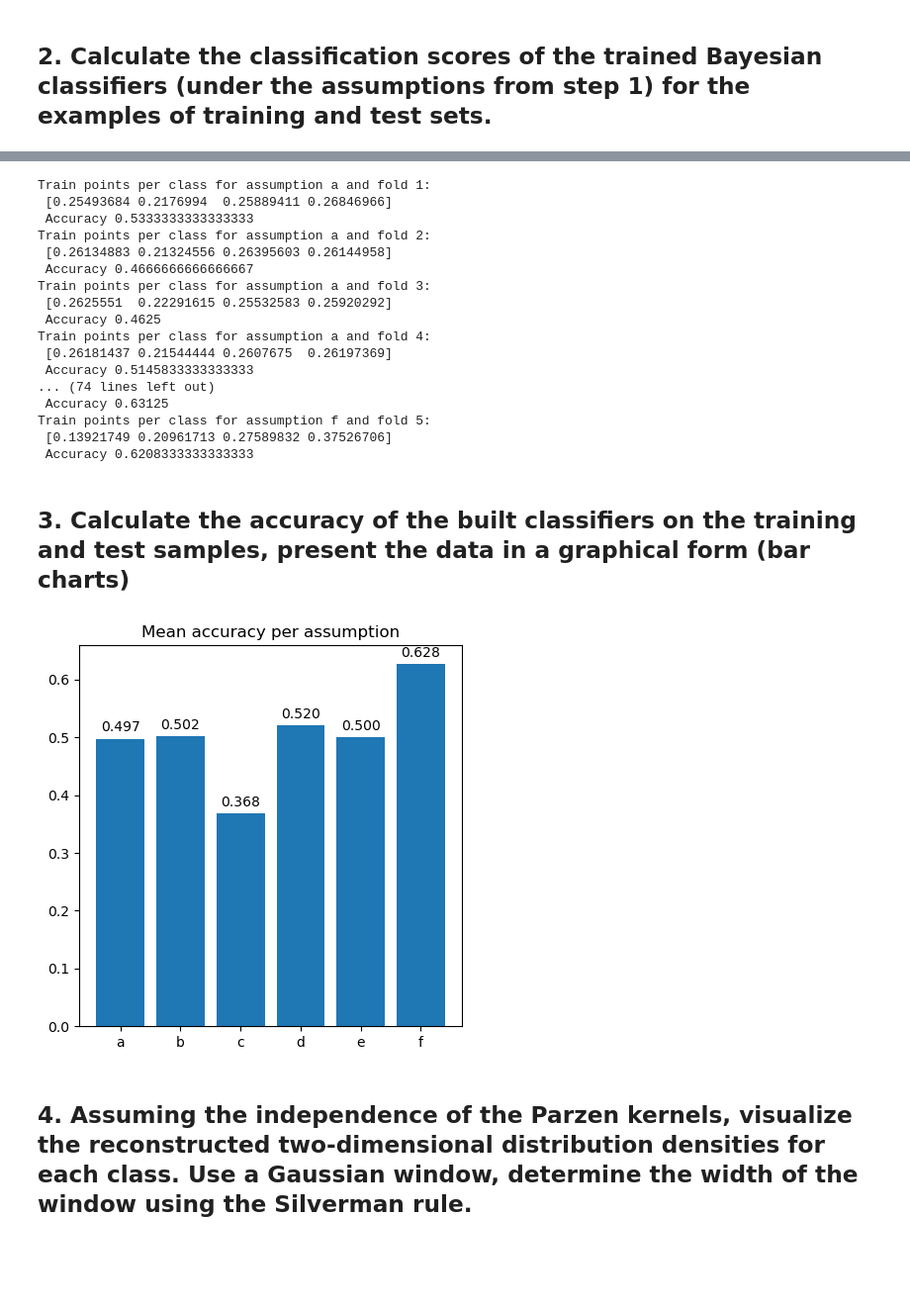
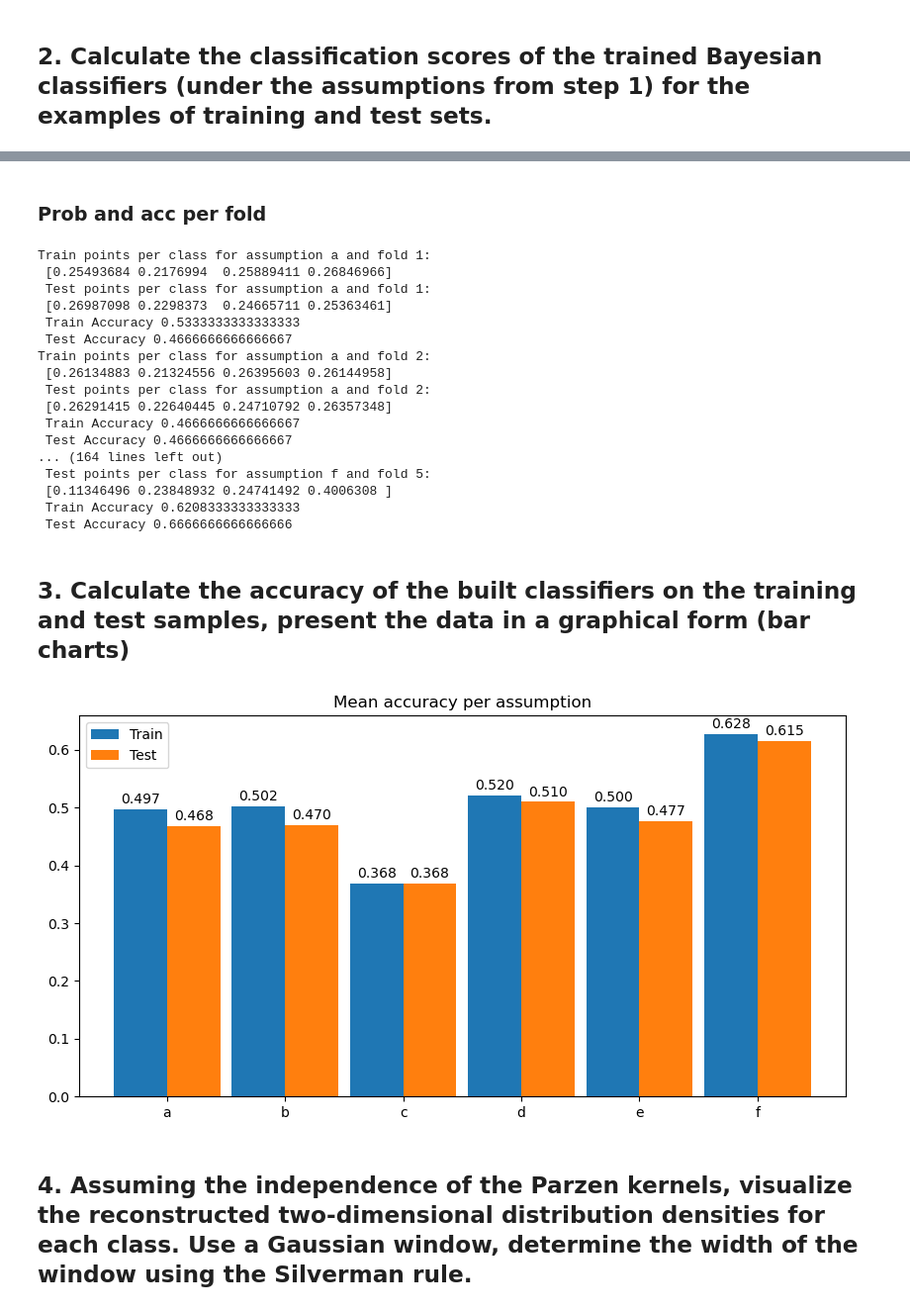
Before and after one commit to sigord/basic_ml_labs, a Jupyter notebook: LR_2.ipynb, the cells around one changed output, grey strips where cells are left out. Shown at 99% size. Saved outputs shown, nothing was run; the diff lists cells and outputs as text; code cells hidden in the pictures; blank space fills up the shorter version.

```diff
--- a/LR_2.ipynb
+++ b/LR_2.ipynb
@@ -194,0 +199,14 @@ To get posterior probabilities we can use bayes_classifier function.
+# %%
+for key in cov_matrices.keys():
+    train_prob_per_fold = []
+    test_prob_per_fold = []
+    for fold in range(5):
+        train_prob_per_fold.append(np.nanmean(np.array(train_preds[key][fold]), axis=0))
+        test_prob_per_fold.append(np.nanmean(np.array(test_preds[key][fold]), axis=0))
+    print(f' Train points per class for assumption {key}:\n',
+          *np.round(np.mean(np.array(train_prob_per_fold), axis=0), 3), '\n',
+          f'Test points per class for assumption {key}:\n',
+          *np.round(np.mean(np.array(test_prob_per_fold), axis=0), 3), '\n',
+          f'Train Accuracy {np.mean(train_scores[key]):.3f} \u00B1 {np.std(train_scores[key]):.3f}', '\n',
+          f'Test Accuracy {np.mean(test_scores[key]):.3f} \u00B1 {np.std(test_scores[key]):.3f}',
+          sep=' ')
@@ -195,37 +231,52 @@ To get posterior probabilities we can use bayes_classifier function.
+# %% [markdown]
+### Prob and acc per fold
 # %%
 for key in cov_matrices.keys():
     for fold in range(5):
         print(f'Train points per class for assumption {key} and fold {fold + 1}:\n',
               np.nanmean(np.array(train_preds[key][fold]), axis=0), '\n',
-              'Accuracy', train_scores[key][fold])
+              f'Test points per class for assumption {key} and fold {fold + 1}:\n',
+              np.nanmean(np.array(test_preds[key][fold]), axis=0), '\n',
+              'Train Accuracy', train_scores[key][fold], '\n',
+              'Test Accuracy', test_scores[key][fold])
 # %% [output]
 Train points per class for assumption a and fold 1:
  [0.25493684 0.2176994  0.25889411 0.26846966]
- Accuracy 0.5333333333333333
+ Test points per class for assumption a and fold 1:
+ [0.26987098 0.2298373  0.24665711 0.25363461]
+ Train Accuracy 0.5333333333333333
+ Test Accuracy 0.4666666666666667
 Train points per class for assumption a and fold 2:
  [0.26134883 0.21324556 0.26395603 0.26144958]
- Accuracy 0.4666666666666667
-Train points per class for assumption a and fold 3:
- [0.2625551  0.22291615 0.25532583 0.25920292]
- Accuracy 0.4625
-Train points per class for assumption a and fold 4:
- [0.26181437 0.21544444 0.2607675  0.26197369]
- Accuracy 0.5145833333333333
-... (74 lines left out)
- Accuracy 0.63125
-Train points per class for assumption f and fold 5:
- [0.13921749 0.20961713 0.27589832 0.37526706]
- Accuracy 0.6208333333333333
+ Test points per class for assumption a and fold 2:
+ [0.26291415 0.22640445 0.24710792 0.26357348]
+ Train Accuracy 0.4666666666666667
+ Test Accuracy 0.4666666666666667
+... (164 lines left out)
+ Test points per class for assumption f and fold 5:
+ [0.11346496 0.23848932 0.24741492 0.4006308 ]
+ Train Accuracy 0.6208333333333333
+ Test Accuracy 0.6666666666666666
 # %% [markdown]
 ## 3. Calculate the accuracy of the built classifiers on the training and test samples, present the data in a graphical form (bar charts)
-# %%
-plt.figure(figsize=(5, 5))
-plt.bar(range(len(train_scores.keys())), [np.mean(train_scores[key]) for key in train_scores.keys()])
-plt.xticks(range(len(train_scores.keys())), train_scores.keys())
-plt.bar_label(plt.gca().containers[0], fmt='%.3f', padding=3)
-plt.title('Mean accuracy per assumption')
-plt.show();
-# %% [output]
-[figure, removed]
+# %%
+plt.figure(figsize=(10, 5))
+ax = plt.axes()
+label_location = np.arange(len(train_scores.keys()))
+width = 0.45
+multiplier = 0
+for plot_data, name in zip([train_scores, test_scores], ['Train', 'Test']):
+    bar = ax.bar([i + width * multiplier for i in label_location],
+                 [np.mean(plot_data[key]) for key in plot_data.keys()],
+                 width=width, label=name, align='edge',
+                 )
+    ax.bar_label(bar, padding=2, fmt='%.3f')
+    multiplier += 1
+ax.legend()
+ax.set_title('Mean accuracy per assumption')
+ax.set_xticks([i + width for i in label_location], plot_data.keys())
+plt.show();
+# %% [output]
+[figure, added]
 # %% [markdown]
 ## 4. Assuming the independence of the Parzen kernels, visualize the reconstructed two-dimensional distribution densities for each class. Use a Gaussian window, determine the width of the window using the Silverman rule.
```
Also changed, not shown: parts of 15 cells of this notebook.
